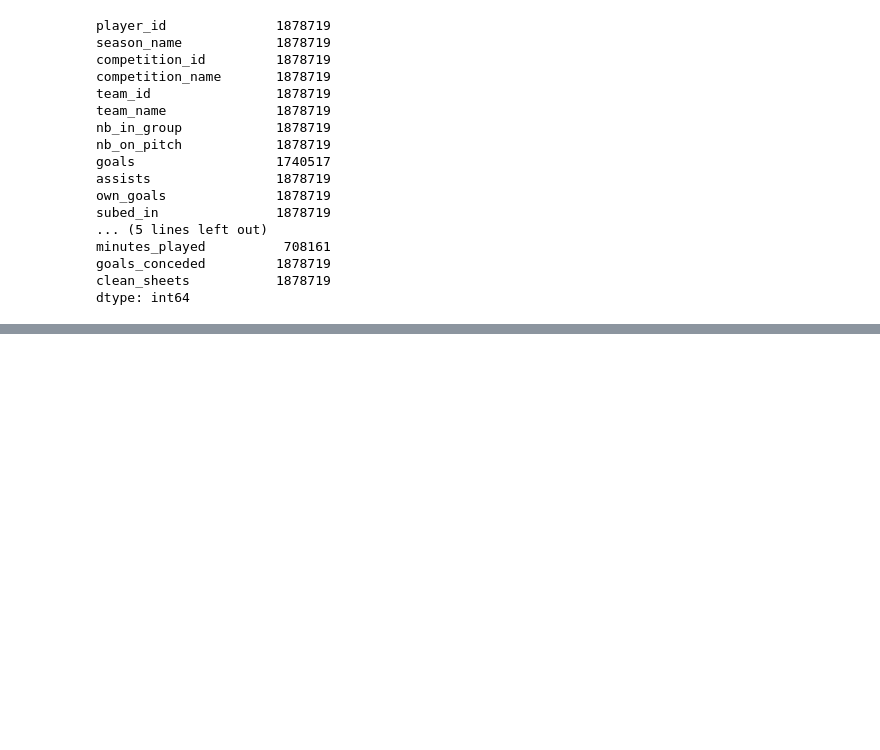
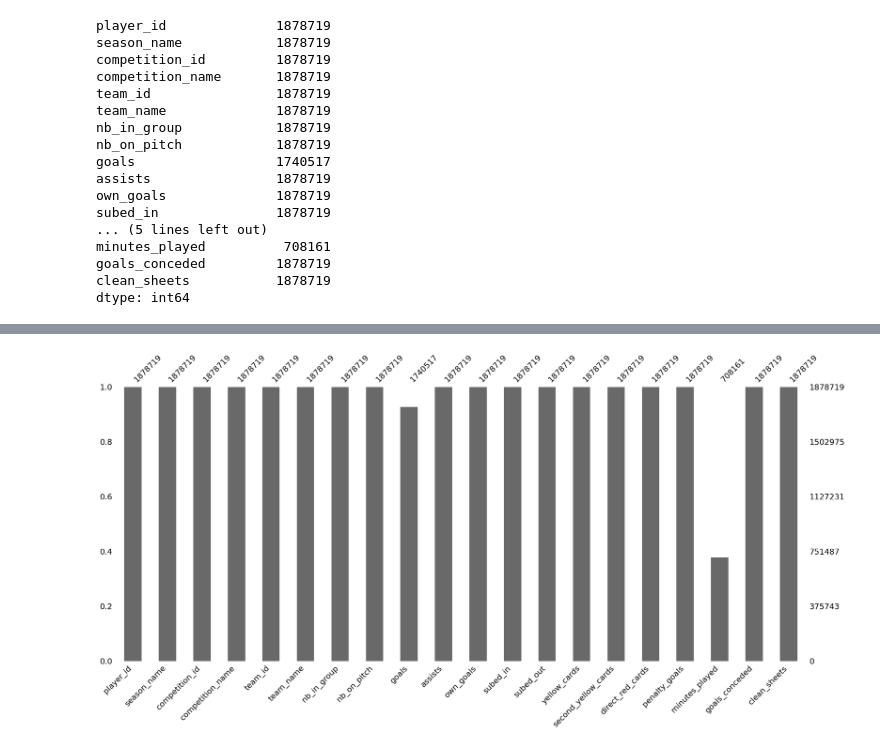
Before and after one commit to ariyan378/Football-Data_Analysis, a Jupyter notebook: Football.ipynb, the cells around one changed output, grey strips where cells are left out. Drawn from its saved outputs; the diff is of its cells as text; code cells hidden in the pictures; blank space fills up the shorter version.

Commit message:
Null Value analysis Done

```diff
--- a/Football.ipynb
+++ b/Football.ipynb
@@ -180,0 +222,6 @@ dtype: int64
+# %%
+#missing value bar visualization
+msno.bar(df)
+plt.show()
+# %% [output]
+[figure, added]
```
Also changed, not shown: parts of 10 cells of this notebook.
